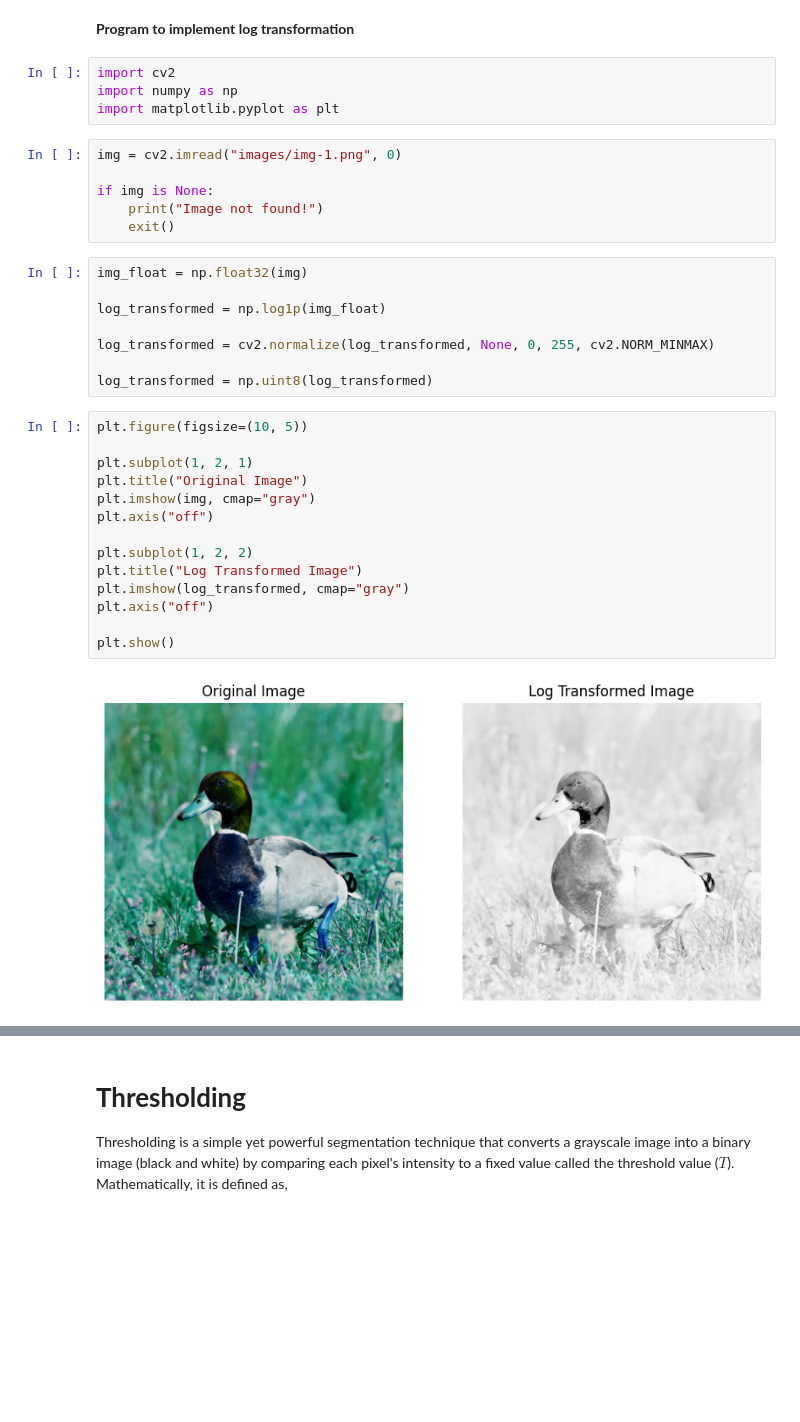
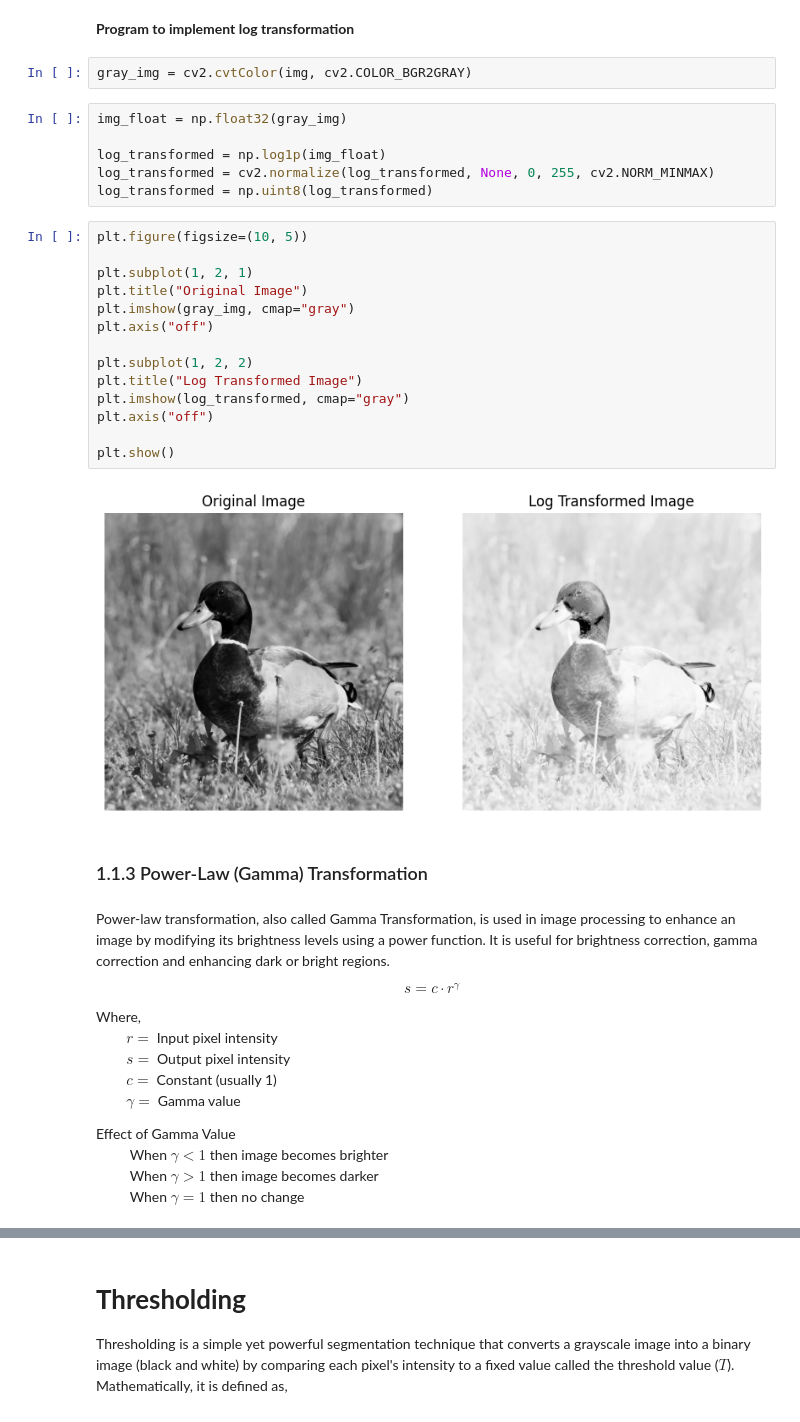
Before and after one commit to Pranish03/image-processing-opencv, a Jupyter notebook: 01_spatial_domain.ipynb, the cells around one changed output, grey strips where cells are left out. Saved outputs shown, nothing was run; the diff lists cells and outputs as text; blank space fills up the shorter version.

Commit message:
Finish gamma transformation

```diff
--- a/01_spatial_domain.ipynb
+++ b/01_spatial_domain.ipynb
@@ -71,37 +70,46 @@ $$
 $\qquad r_{max} =$ maximum pixel value in the input image (usually 255)
 # %% [markdown]
 **Program to implement log transformation**
-# %%
-import cv2
-import numpy as np
-import matplotlib.pyplot as plt
 # %%
-img = cv2.imread("images/img-1.png", 0)
-
-if img is None:
-    print("Image not found!")
-    exit()
+gray_img = cv2.cvtColor(img, cv2.COLOR_BGR2GRAY)
 # %%
-img_float = np.float32(img)
+img_float = np.float32(gray_img)
 
 log_transformed = np.log1p(img_float)
-
 log_transformed = cv2.normalize(log_transformed, None, 0, 255, cv2.NORM_MINMAX)
-
 log_transformed = np.uint8(log_transformed)
 # %%
 plt.figure(figsize=(10, 5))
 
 plt.subplot(1, 2, 1)
 plt.title("Original Image")
-plt.imshow(img, cmap="gray")
+plt.imshow(gray_img, cmap="gray")
 plt.axis("off")
 
 plt.subplot(1, 2, 2)
 plt.title("Log Transformed Image")
 plt.imshow(log_transformed, cmap="gray")
 plt.axis("off")
 
 plt.show()
 # %% [output]
-[figure, old version]
+[figure, new version]
+# %% [markdown]
+### 1.1.3 Power-Law (Gamma) Transformation
+# %% [markdown]
+Power-law transformation, also called Gamma Transformation, is used in image processing to enhance an image by modifying its brightness levels using a power function. It is useful for brightness correction, gamma correction and enhancing dark or bright regions.
+
+$$
+s = c \cdot r^{\gamma}
+$$
+
+Where, <br>
+$\qquad r =$ Input pixel intensity <br>
+$\qquad s =$ Output pixel intensity <br>
+$\qquad c =$ Constant (usually 1) <br>
+$\qquad \gamma =$ Gamma value <br>
+
+Effect of Gamma Value <br>
+$\qquad$ When $\gamma < 1$ then image becomes brighter <br>
+$\qquad$ When $\gamma > 1$ then image becomes darker <br>
+$\qquad$ When $\gamma = 1$ then no change <br>
```
Also changed, not shown: parts of 7 cells of this notebook.
